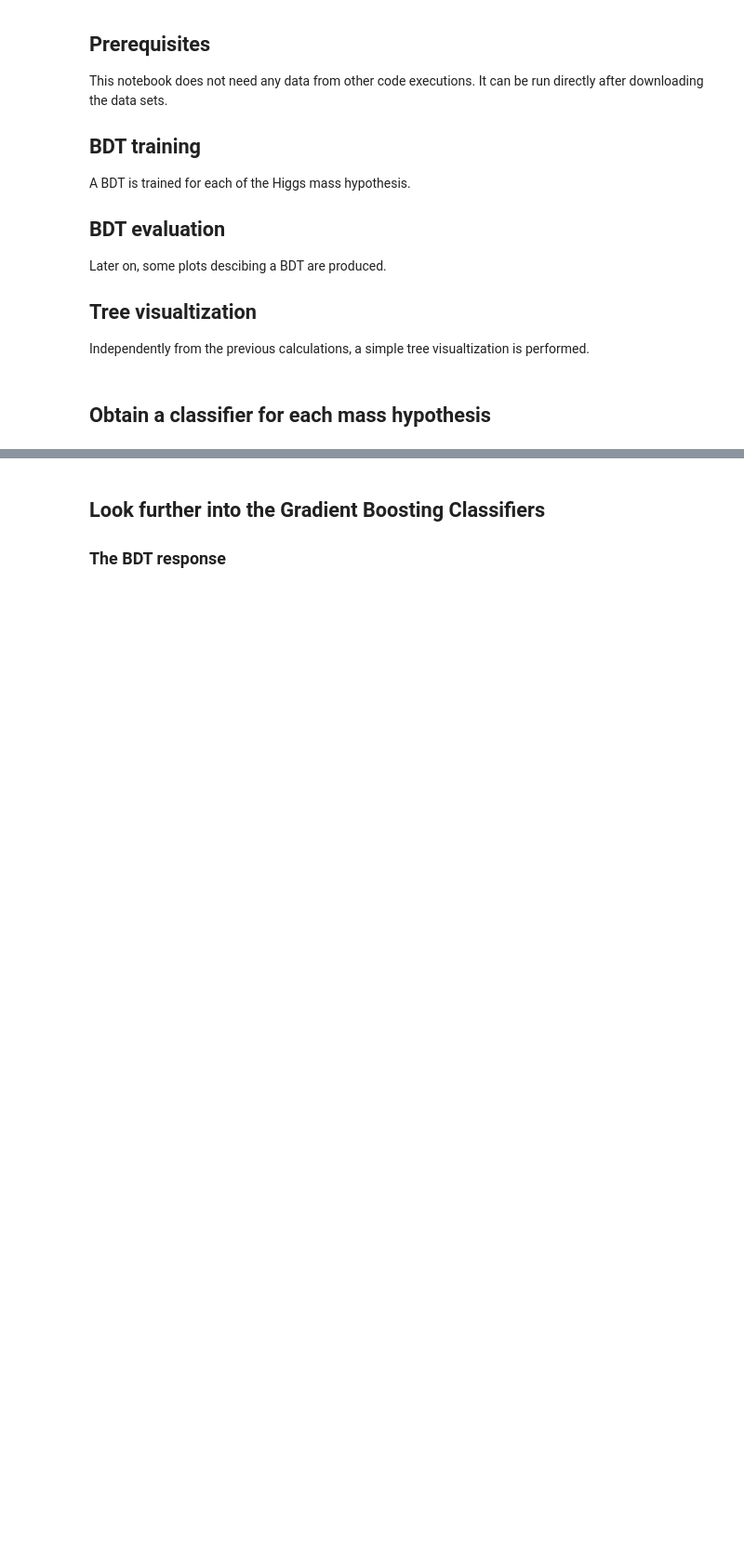
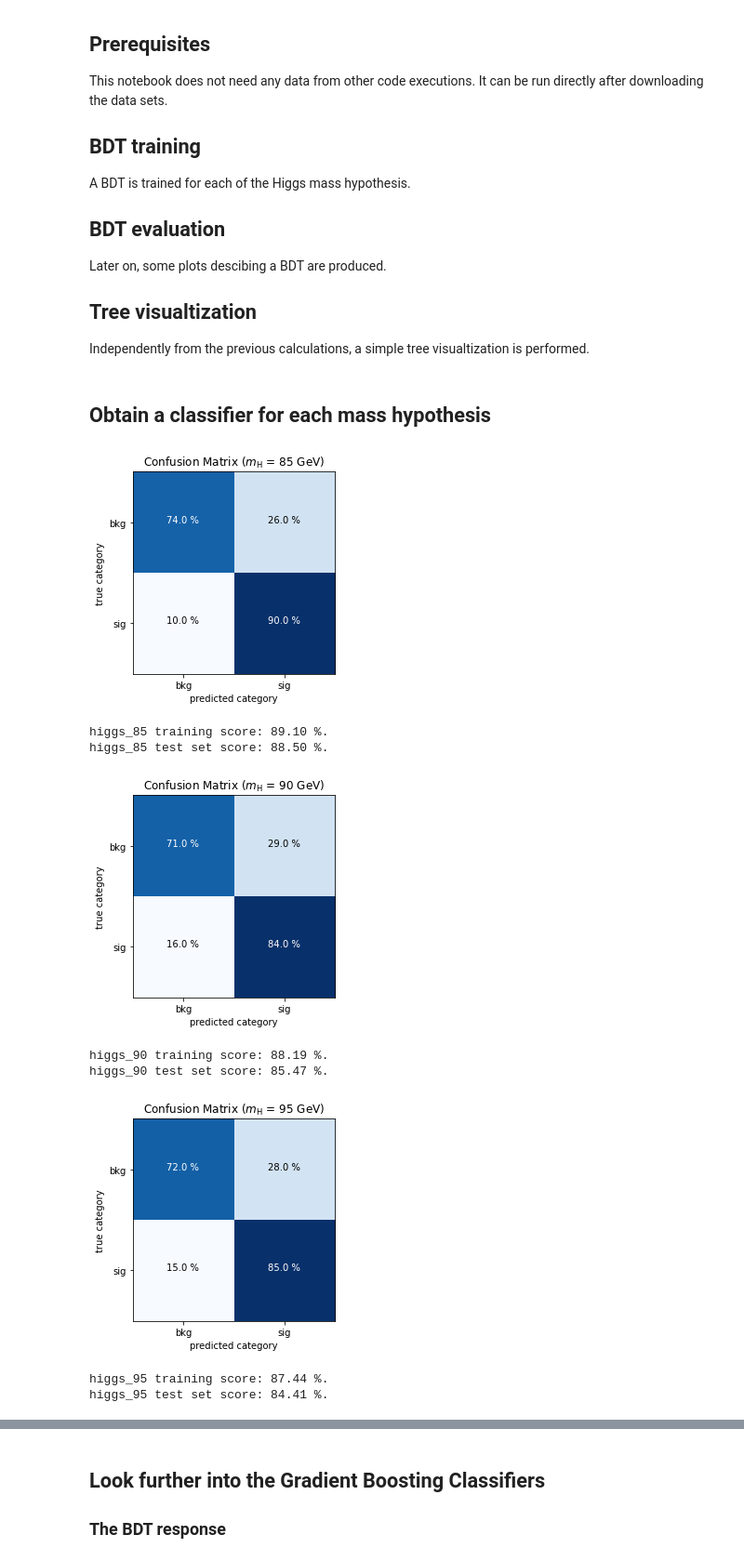
Before and after one commit to kunathj/Higgs-L3, a Jupyter notebook: 1-BDT.ipynb, the cells around one changed output, grey strips where cells are left out. Shown: that part at 93% size. Drawn from its saved outputs; the diff is of its cells as text; code cells hidden in the pictures; blank space fills up the shorter version.

```diff
--- a/1-BDT.ipynb
+++ b/1-BDT.ipynb
@@ -49,17 +49,27 @@ def getClassifier(higgs_mass):
     return grbcl
 # %%
 bdts = {}
-for higgs_mass in helpers.higgs_hypotheses:
+for higgs_mass in higgs_hypotheses:
     bdts[higgs_mass] = getClassifier(higgs_mass)
     X_train, X_test, y_train, y_test, X_train_w, X_test_w = getTrainAndTest(higgs_mass, upweight_signal=True)
 
     y_pred = bdts[higgs_mass].predict(X_test)
     confusionMatrix(y_pred, y_test)
     plt.title(f"Confusion Matrix ($m_\mathrm{{H}}$ = {higgs_mass[-2:]} GeV)")
-    plt.savefig(f"plots/bdt_confusion_matrix_{higgs_mass}.png")
+    plt.savefig(f"plots/bdt_confusion_matrix_{higgs_mass}.png", facecolor="white")
     plt.show()
 
     print(f"{higgs_mass} training score: {100*bdts[higgs_mass].score(X_train, y_train, sample_weight=X_train_w):.2f} %.")
     print(f"{higgs_mass} test set score: {100*bdts[higgs_mass].score(X_test, y_test, sample_weight=X_test_w):.2f} %.\n")
+# %% [output]
+[figure, added]
+higgs_85 training score: 89.10 %.
+higgs_85 test set score: 88.50 %.
+[figure, added]
+higgs_90 training score: 88.19 %.
+higgs_90 test set score: 85.47 %.
+[figure, added]
+higgs_95 training score: 87.44 %.
+higgs_95 test set score: 84.41 %.
 # %%
 for higgs_mass, bdt in bdts.items():
```
Also changed, not shown: parts of 6 cells of this notebook, 6 other files.
